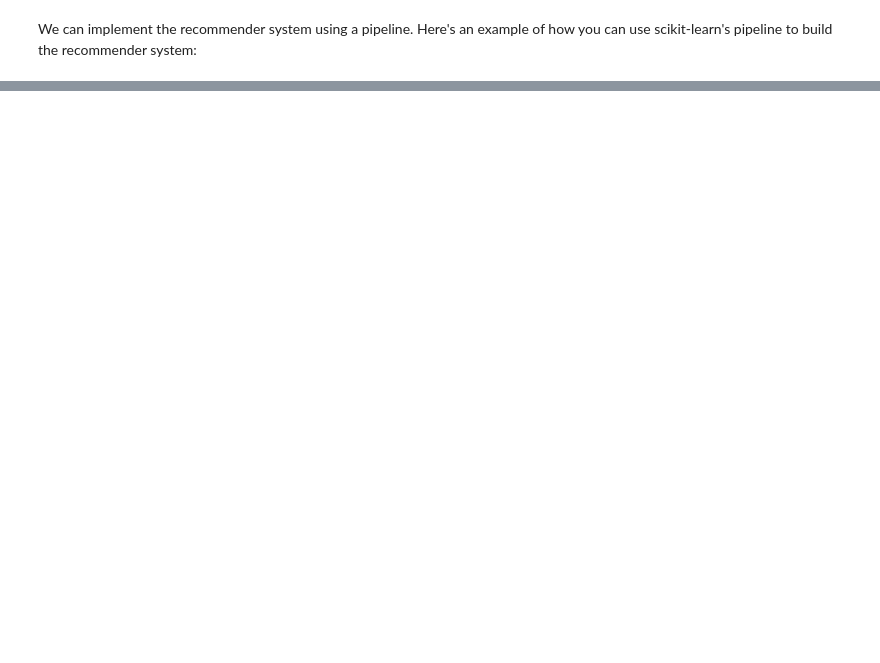
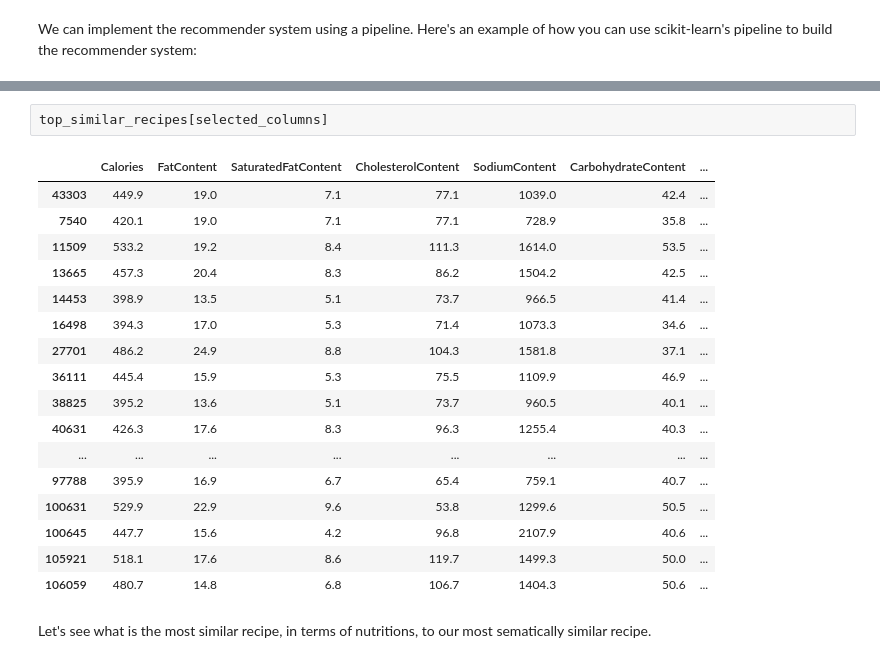
Before and after one commit to amirkiaml/DeepChef-BSTN-Capstone, a Jupyter notebook: Part 7 - Recommender Systems.ipynb, the cells around one changed output, grey strips where cells are left out. Drawn from its saved outputs; the diff is of its cells as text; blank space fills up the shorter version.

```diff
--- a/Part 7 - Recommender Systems.ipynb
+++ b/Part 7 - Recommender Systems.ipynb
@@ -166,0 +589,22 @@ NameError: name 'recipes_no_null' is not defined
+# %%
+top_similar_recipes[selected_columns]
+# %% [output]
+|  | Calories | FatContent | SaturatedFatContent | CholesterolContent | SodiumContent | CarbohydrateContent | ... |
+| 43303 | 449.9 | 19.0 | 7.1 | 77.1 | 1039.0 | 42.4 | ... |
+| 7540 | 420.1 | 19.0 | 7.1 | 77.1 | 728.9 | 35.8 | ... |
+| 11509 | 533.2 | 19.2 | 8.4 | 111.3 | 1614.0 | 53.5 | ... |
+| 13665 | 457.3 | 20.4 | 8.3 | 86.2 | 1504.2 | 42.5 | ... |
+| 14453 | 398.9 | 13.5 | 5.1 | 73.7 | 966.5 | 41.4 | ... |
+| 16498 | 394.3 | 17.0 | 5.3 | 71.4 | 1073.3 | 34.6 | ... |
+| 27701 | 486.2 | 24.9 | 8.8 | 104.3 | 1581.8 | 37.1 | ... |
+| 36111 | 445.4 | 15.9 | 5.3 | 75.5 | 1109.9 | 46.9 | ... |
+| 38825 | 395.2 | 13.6 | 5.1 | 73.7 | 960.5 | 40.1 | ... |
+| 40631 | 426.3 | 17.6 | 8.3 | 96.3 | 1255.4 | 40.3 | ... |
+| ... | ... | ... | ... | ... | ... | ... | ... |
+| 97788 | 395.9 | 16.9 | 6.7 | 65.4 | 759.1 | 40.7 | ... |
+| 100631 | 529.9 | 22.9 | 9.6 | 53.8 | 1299.6 | 50.5 | ... |
+| 100645 | 447.7 | 15.6 | 4.2 | 96.8 | 2107.9 | 40.6 | ... |
+| 105921 | 518.1 | 17.6 | 8.6 | 119.7 | 1499.3 | 50.0 | ... |
+| 106059 | 480.7 | 14.8 | 6.8 | 106.7 | 1404.3 | 50.6 | ... |
+# %% [markdown]
+Let's see what is the most similar recipe, in terms of nutritions, to our most sematically similar recipe.
```
Also changed, not shown: parts of 107 cells of this notebook.
